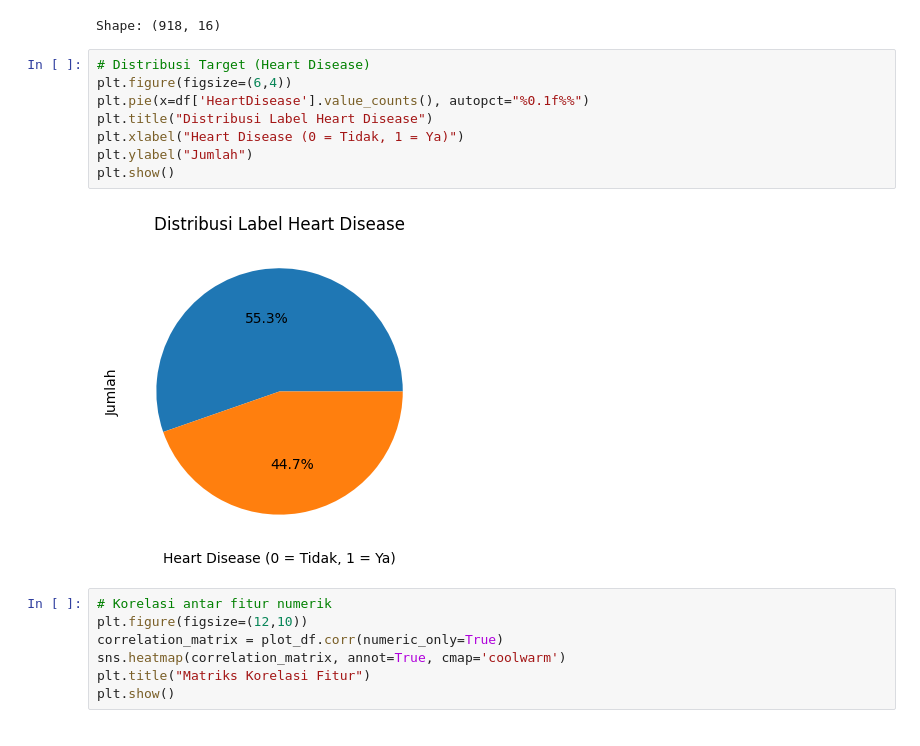
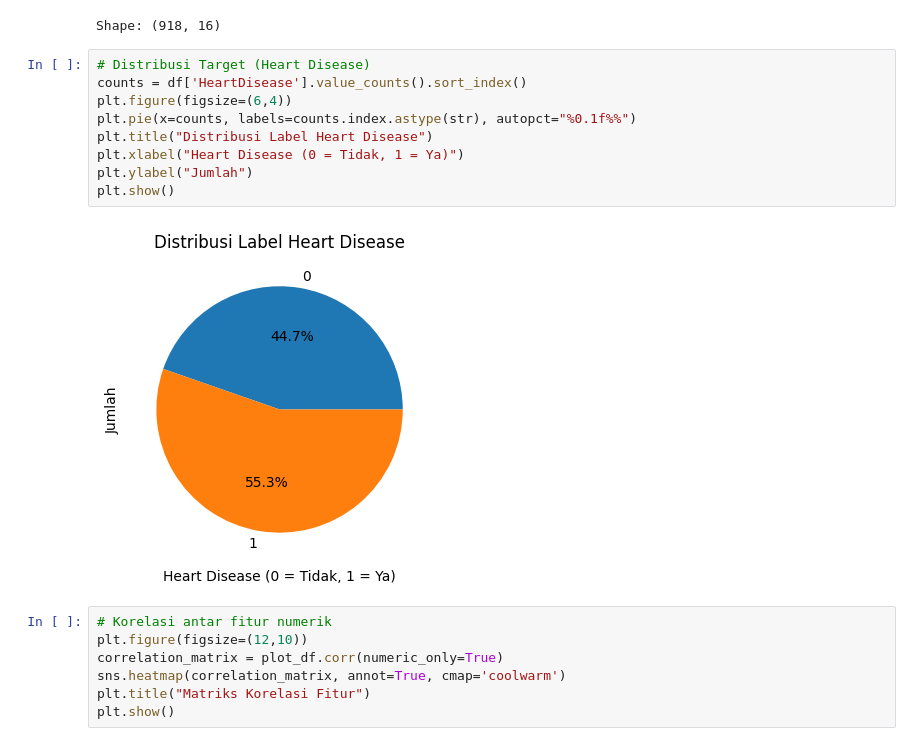
Before and after one commit to versa-syahptr/tubesPDA, a Jupyter notebook: main.ipynb, the cells around one changed output. Saved outputs shown, nothing was run; the diff lists cells and outputs as text.

Commit message:
fix pie chart label

```diff
--- a/main.ipynb
+++ b/main.ipynb
@@ -199,14 +199,15 @@ print("Shape:", df.shape)
 Shape: (918, 16)
 # %%
 # Distribusi Target (Heart Disease)
+counts = df['HeartDisease'].value_counts().sort_index()
 plt.figure(figsize=(6,4))
-plt.pie(x=df['HeartDisease'].value_counts(), autopct="%0.1f%%")
+plt.pie(x=counts, labels=counts.index.astype(str), autopct="%0.1f%%")
 plt.title("Distribusi Label Heart Disease")
 plt.xlabel("Heart Disease (0 = Tidak, 1 = Ya)")
 plt.ylabel("Jumlah")
 plt.show()
 # %% [output]
-[figure, old version]
+[figure, new version]
 # %%
 # Korelasi antar fitur numerik
 plt.figure(figsize=(12,10))
```
